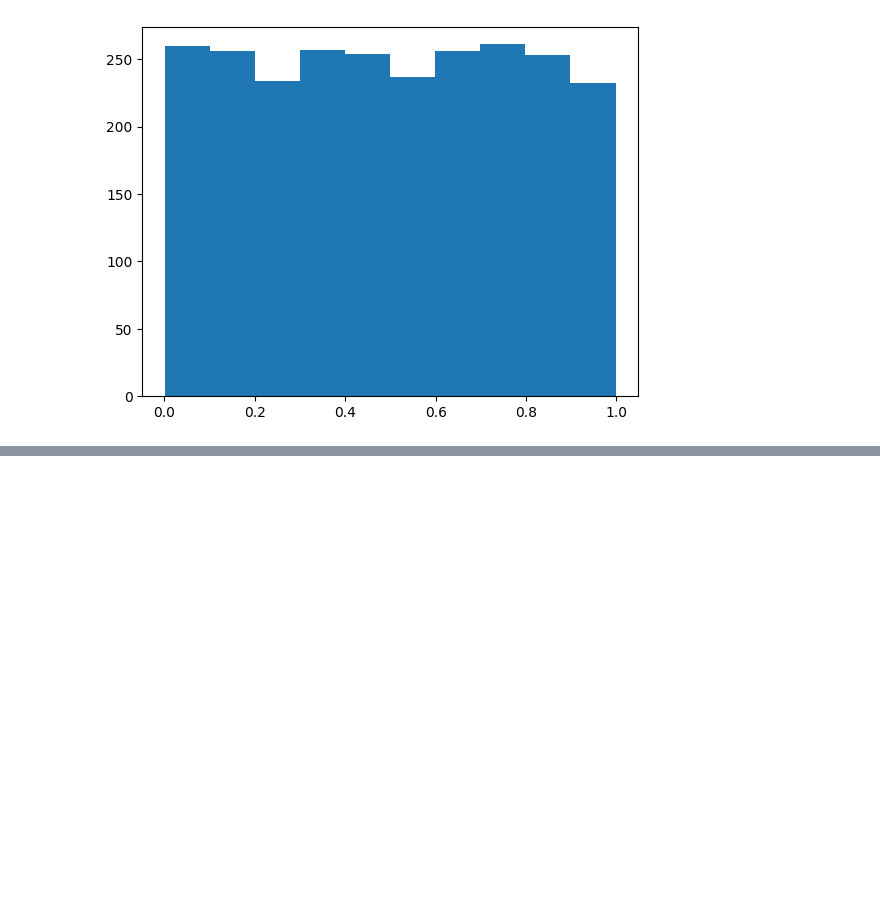
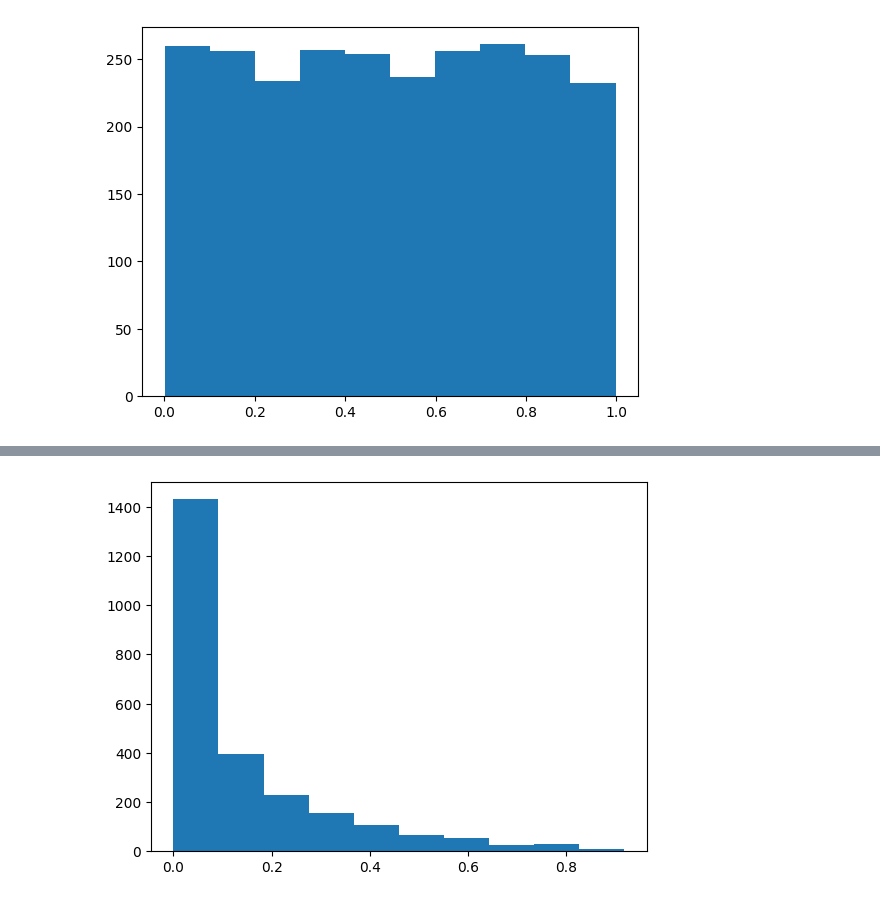
Before and after one commit to it-ces/PUBLIC-AI, a Jupyter notebook: Probability/Simlab/p_value_distribution(ai_page).ipynb, the cells around one changed output, grey strips where cells are left out. Drawn from its saved outputs; the diff is of its cells as text; code cells hidden in the pictures; blank space fills up the shorter version.

```diff
--- a/Probability/Simlab/p_value_distribution(ai_page).ipynb
+++ b/Probability/Simlab/p_value_distribution(ai_page).ipynb
@@ -56,0 +59,17 @@ plt.hist(p_values);
+# %%
+# Normal - mean - Pvalue
+np.random.seed(321)
+trials  = 2500
+mu = 87.134
+false_mu = 86.88
+sd = 1
+n_sample = 35
+p_values = []
+for i in range(trials):
+  sample_mean = np.random.normal(mu, sd, n_sample).mean()
+  p_values.append(1 - norm.cdf(x = sample_mean,
+                               loc = false_mu,
+                               scale = sd/(n_sample)**0.5))
+plt.hist(p_values);
+# %% [output]
+[figure, added]
```
Also changed, not shown: parts of 3 cells of this notebook.
